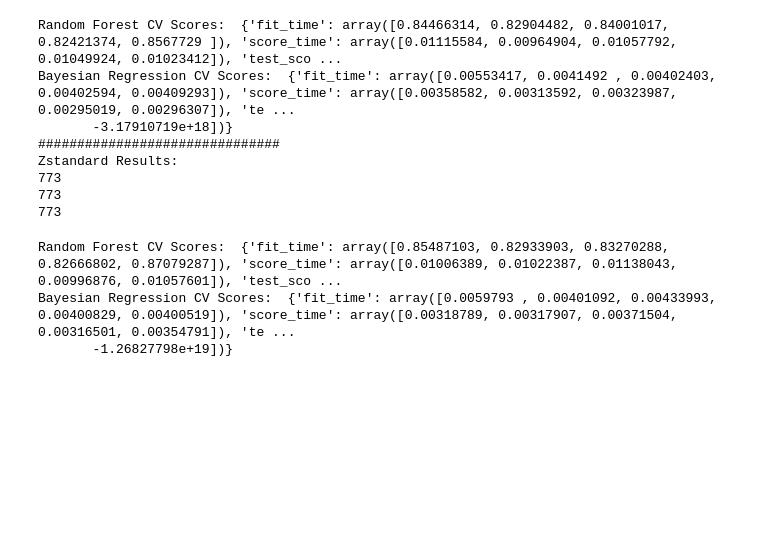
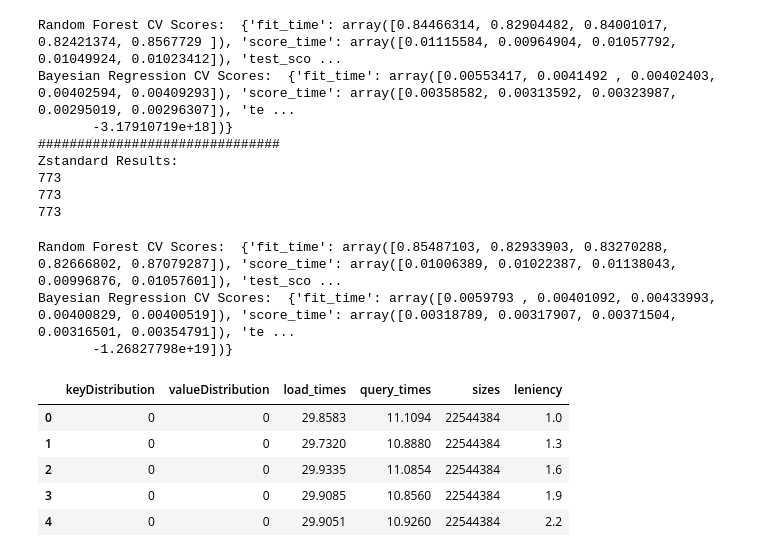
Before and after one commit to karthik6d/thesis, a Jupyter notebook: data_analysis.ipynb, the cells around one changed output. Cells and saved outputs as stored; diff of their text form; code cells hidden in the pictures; blank space fills up the shorter version.

```diff
--- a/data_analysis.ipynb
+++ b/data_analysis.ipynb
@@ -366,3 +366,13 @@ Zstandard Results:
 Random Forest CV Scores:  {'fit_time': array([0.85487103, 0.82933903, 0.83270288, 0.82666802, 0.87079287]), 'score_time': array([0.01006389, 0.01022387, 0.01138043, 0.00996876, 0.01057601]), 'test_sco ...
 Bayesian Regression CV Scores:  {'fit_time': array([0.0059793 , 0.00401092, 0.00433993, 0.00400829, 0.00400519]), 'score_time': array([0.00318789, 0.00317907, 0.00371504, 0.00316501, 0.00354791]), 'te ...
        -1.26827798e+19])}
+# %%
+df = pd.read_csv("data/results_50.csv")
+df.head()
+# %% [output]
+|  | keyDistribution | valueDistribution | load_times | query_times | sizes | leniency |
+| 0 | 0 | 0 | 29.8583 | 11.1094 | 22544384 | 1.0 |
+| 1 | 0 | 0 | 29.7320 | 10.8880 | 22544384 | 1.3 |
+| 2 | 0 | 0 | 29.9335 | 11.0854 | 22544384 | 1.6 |
+| 3 | 0 | 0 | 29.9085 | 10.8560 | 22544384 | 1.9 |
+| 4 | 0 | 0 | 29.9051 | 10.9260 | 22544384 | 2.2 |
```
Also changed, not shown: parts of 5 cells of this notebook, 2 other files.
